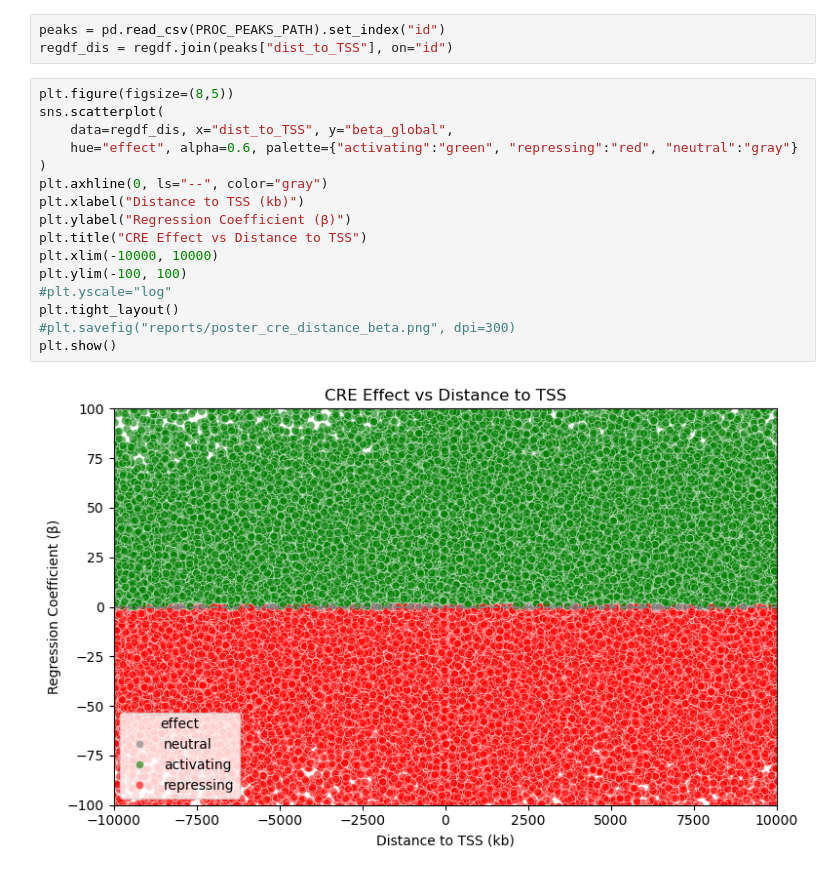
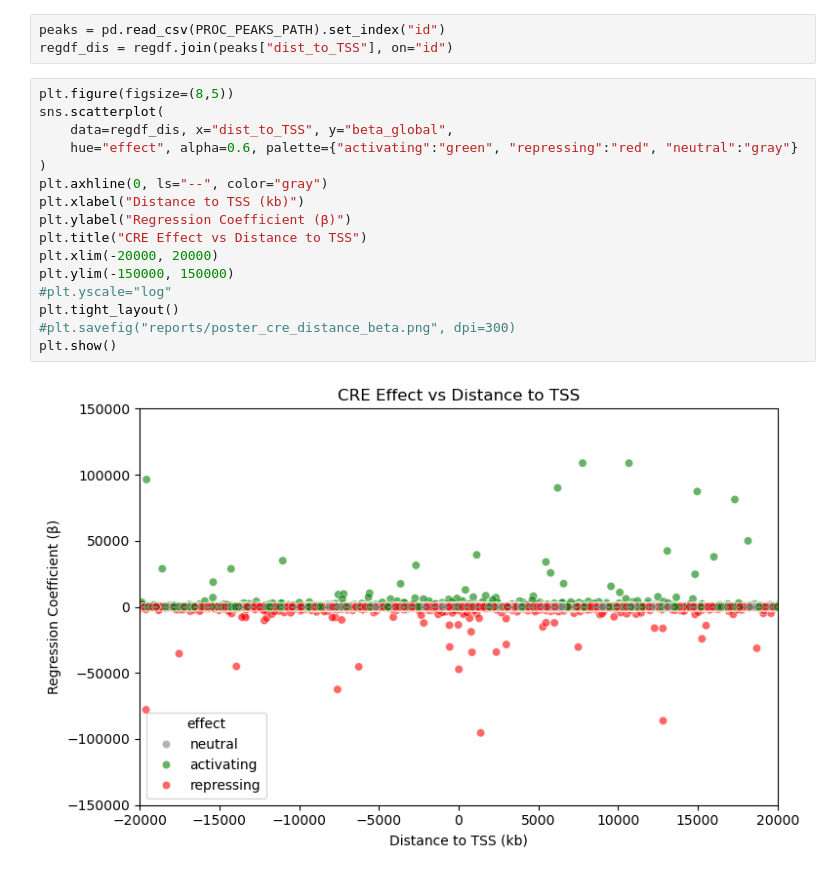
Before and after one commit to Topic2-Gene-Regulation-Immune-Cells/ILC-cells-Team4, a Jupyter notebook: 09_regression_analysis.ipynb, the cells around one changed output. Drawn from its saved outputs; the diff is of its cells as text.

```diff
--- a/09_regression_analysis.ipynb
+++ b/09_regression_analysis.ipynb
@@ -536,18 +551,18 @@ regdf_dis = regdf.join(peaks["dist_to_TSS"], on="id")
 # %%
 plt.figure(figsize=(8,5))
 sns.scatterplot(
     data=regdf_dis, x="dist_to_TSS", y="beta_global",
     hue="effect", alpha=0.6, palette={"activating":"green", "repressing":"red", "neutral":"gray"}
 )
 plt.axhline(0, ls="--", color="gray")
 plt.xlabel("Distance to TSS (kb)")
 plt.ylabel("Regression Coefficient (β)")
 plt.title("CRE Effect vs Distance to TSS")
-plt.xlim(-10000, 10000)
-plt.ylim(-100, 100)
+plt.xlim(-20000, 20000)
+plt.ylim(-150000, 150000)
 #plt.yscale="log"
 plt.tight_layout()
 #plt.savefig("reports/poster_cre_distance_beta.png", dpi=300)
 plt.show()
 # %% [output]
-[figure, old version]
+[figure, new version]
```
Also changed, not shown: parts of 3 cells of this notebook, 1 other file.
